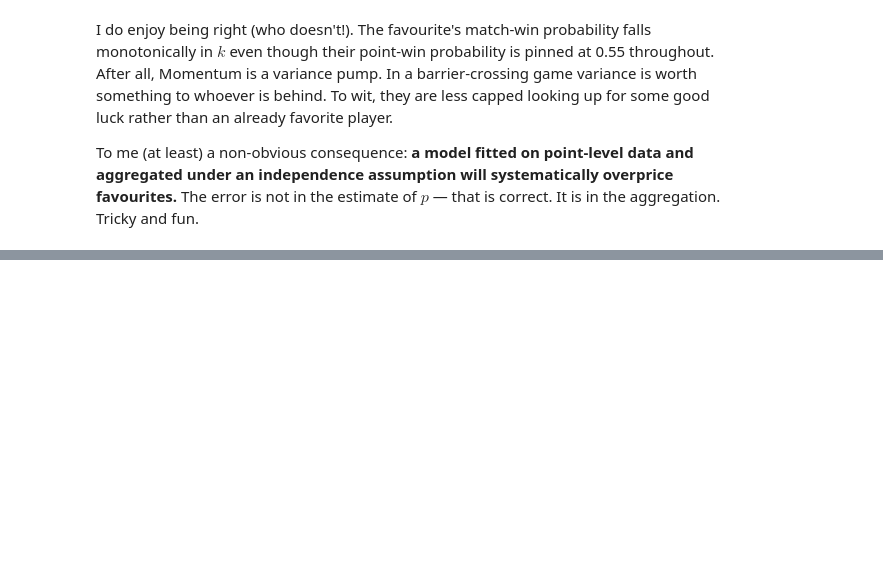
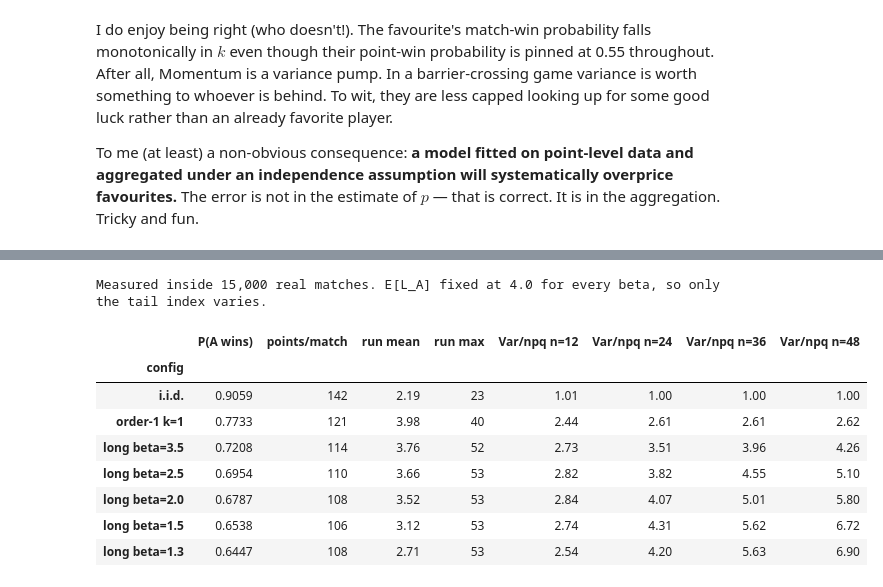
Before and after one commit to MarcoGaloppo/Break-point, a Jupyter notebook: narrative_tennis_lab.ipynb, the cells around one changed output, grey strips where cells are left out. Saved outputs shown, nothing was run; the diff lists cells and outputs as text; code cells hidden in the pictures; blank space fills up the shorter version.

```diff
--- a/narrative_tennis_lab.ipynb
+++ b/narrative_tennis_lab.ipynb
@@ -589,0 +679,52 @@ error is not in the estimate of $p$ — that is correct. It is in the aggregatio
+# %%
+P, MEAN_RUN, N_MATCH = 0.55, 4.0, 15_000
+PQ = P * (1 - P)
+NS = (12, 24, 36, 48)          # 48 = shortest possible best-of-3, so no survivorship
+
+CONFIGS = [
+    ("i.i.d.",        dict(p=P, k=0.0), C0),
+    ("order-1  k=1",  dict(p=P, k=1.0), C2),
+]
+for b, col in ((3.5, "#95a5a6"), (2.5, C3), (2.0, "#8e44ad"), (1.5, C1), (1.3, "#d35400")):
+    CONFIGS.append((f"long  beta={b}",
+                    dict(p=P, memory="long", beta=b,
+                         gamma=gamma_for_mean_run(MEAN_RUN, b, P)), col))
+
+paths_by_label, rows = {}, []
+for label, kw, _ in CONFIGS:
+    mp = TennisSimulator(seed=SEED, **kw).simulate_match_points(N_MATCH)
+    paths_by_label[label] = mp
+
+    lengths = np.array([len(x) for x in mp])
+    runs = np.concatenate([run_lengths(x) for x in mp])
+    S = np.array([[x[:n].sum() for n in NS] for x in mp])
+
+    row = {
+        "config": label,
+        "P(A wins)": TennisSimulator(seed=SEED, **kw).simulate_matches(N_MATCH)["winner"].mean(),
+        "points/match": lengths.mean(),
+        "run mean": runs.mean(),
+        "run max": runs.max(),
+    }
+    row.update({f"Var/npq n={n}": S[:, i].var(ddof=1) / (n * PQ) for i, n in enumerate(NS)})
+    rows.append(row)
+
+tbl = pd.DataFrame(rows).set_index("config")
+display(
+    tbl.style.format({"P(A wins)": "{:.4f}", "points/match": "{:.0f}",
+                      "run mean": "{:.2f}", "run max": "{:.0f}",
+                      **{f"Var/npq n={n}": "{:.2f}" for n in NS}})
+    .set_caption(f"Measured inside {N_MATCH:,} real matches. E[L_A] fixed at {MEAN_RUN} "
+                 f"for every beta, so only the tail index varies.")
+)
+# %% [output]
+Measured inside 15,000 real matches. E[L_A] fixed at 4.0 for every beta, so only the tail index varies.
+|  | P(A wins) | points/match | run mean | run max | Var/npq n=12 | Var/npq n=24 | Var/npq n=36 | Var/npq n=48 |
+| config |  |  |  |  |  |  |  |  |
+| i.i.d. | 0.9059 | 142 | 2.19 | 23 | 1.01 | 1.00 | 1.00 | 1.00 |
+| order-1 k=1 | 0.7733 | 121 | 3.98 | 40 | 2.44 | 2.61 | 2.61 | 2.62 |
+| long beta=3.5 | 0.7208 | 114 | 3.76 | 52 | 2.73 | 3.51 | 3.96 | 4.26 |
+| long beta=2.5 | 0.6954 | 110 | 3.66 | 53 | 2.82 | 3.82 | 4.55 | 5.10 |
+| long beta=2.0 | 0.6787 | 108 | 3.52 | 53 | 2.84 | 4.07 | 5.01 | 5.80 |
+| long beta=1.5 | 0.6538 | 106 | 3.12 | 53 | 2.74 | 4.31 | 5.62 | 6.72 |
+| long beta=1.3 | 0.6447 | 108 | 2.71 | 53 | 2.54 | 4.20 | 5.63 | 6.90 |
```
Also changed, not shown: parts of 10 cells of this notebook, 7 other files.
